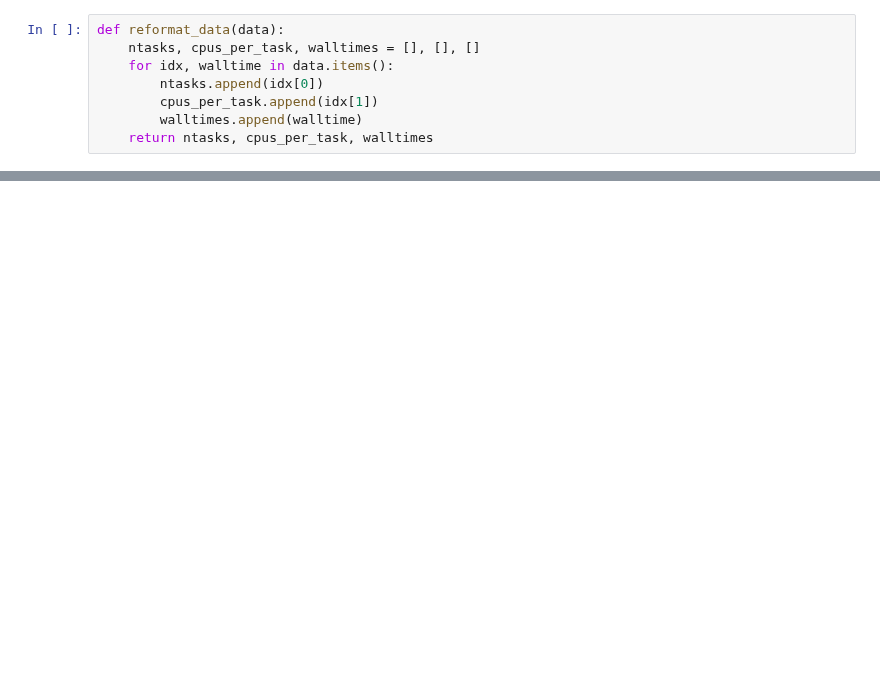
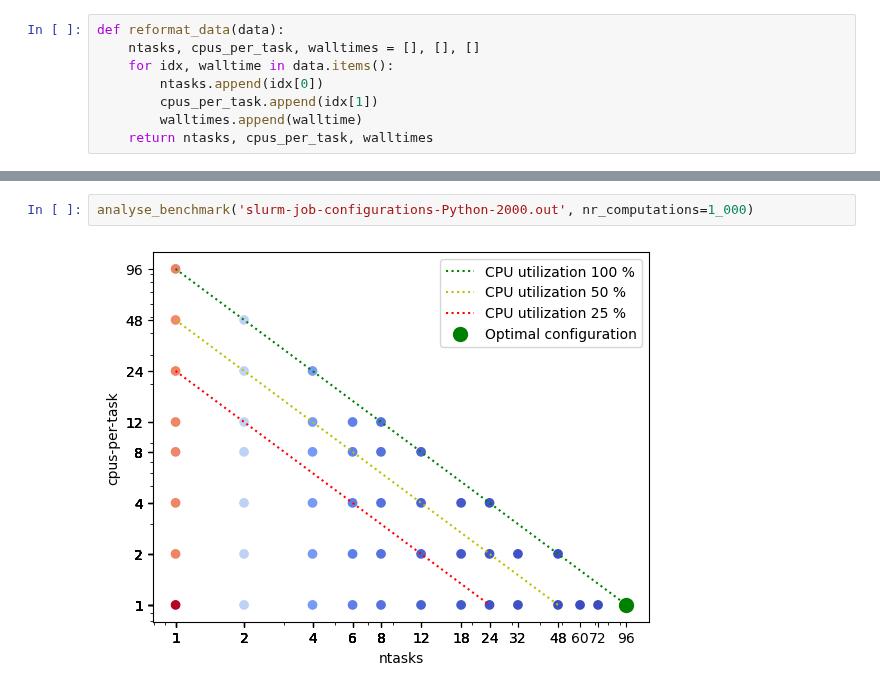
Before and after one commit to gjbex/Best-practices-for-data-science-on-HPC, a Jupyter notebook: source-code/throughput-computing/job_configurations.ipynb, the cells around one changed output, grey strips where cells are left out. Drawn from its saved outputs; the diff is of its cells as text; blank space fills up the shorter version.

```diff
--- a/source-code/throughput-computing/job_configurations.ipynb
+++ b/source-code/throughput-computing/job_configurations.ipynb
@@ -235,0 +208,4 @@ plt.legend();
+# %%
+analyse_benchmark('slurm-job-configurations-Python-2000.out', nr_computations=1_000)
+# %% [output]
+[figure, added]
```
Also changed, not shown: parts of 20 cells of this notebook, 3 other files.
